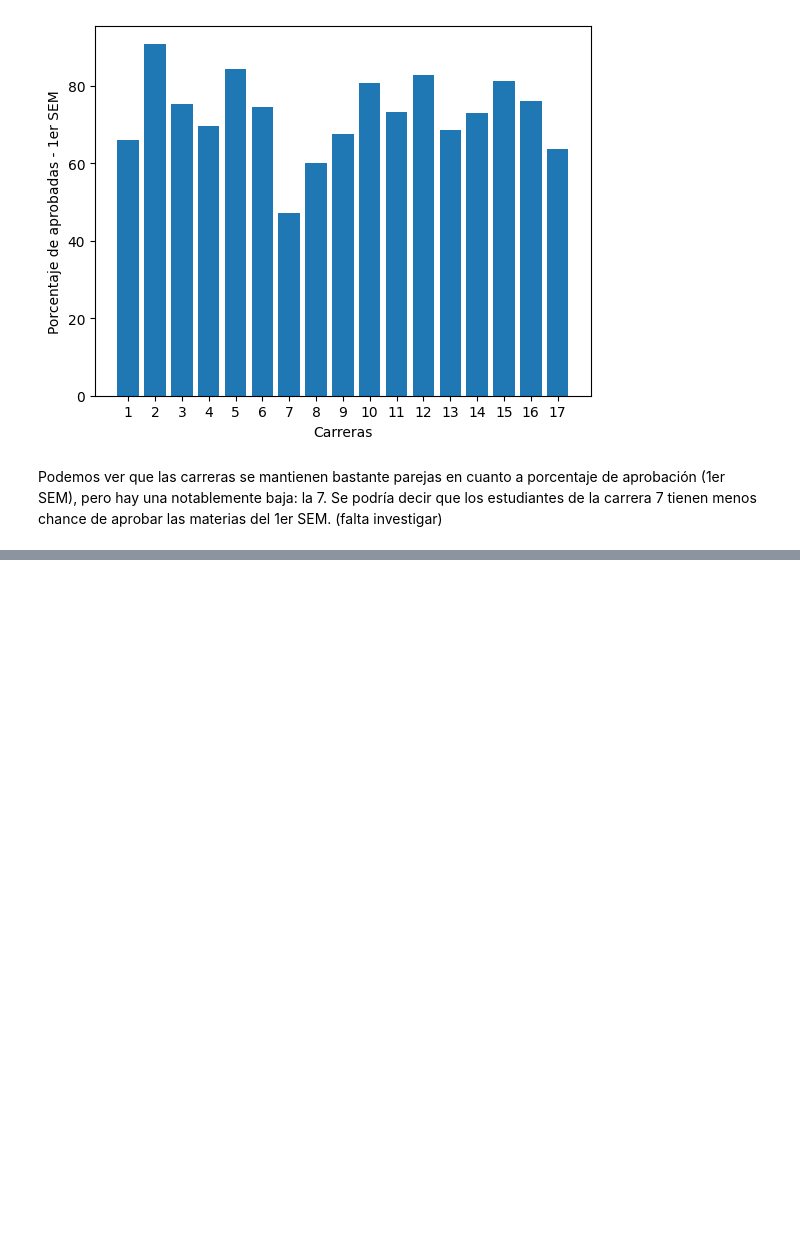
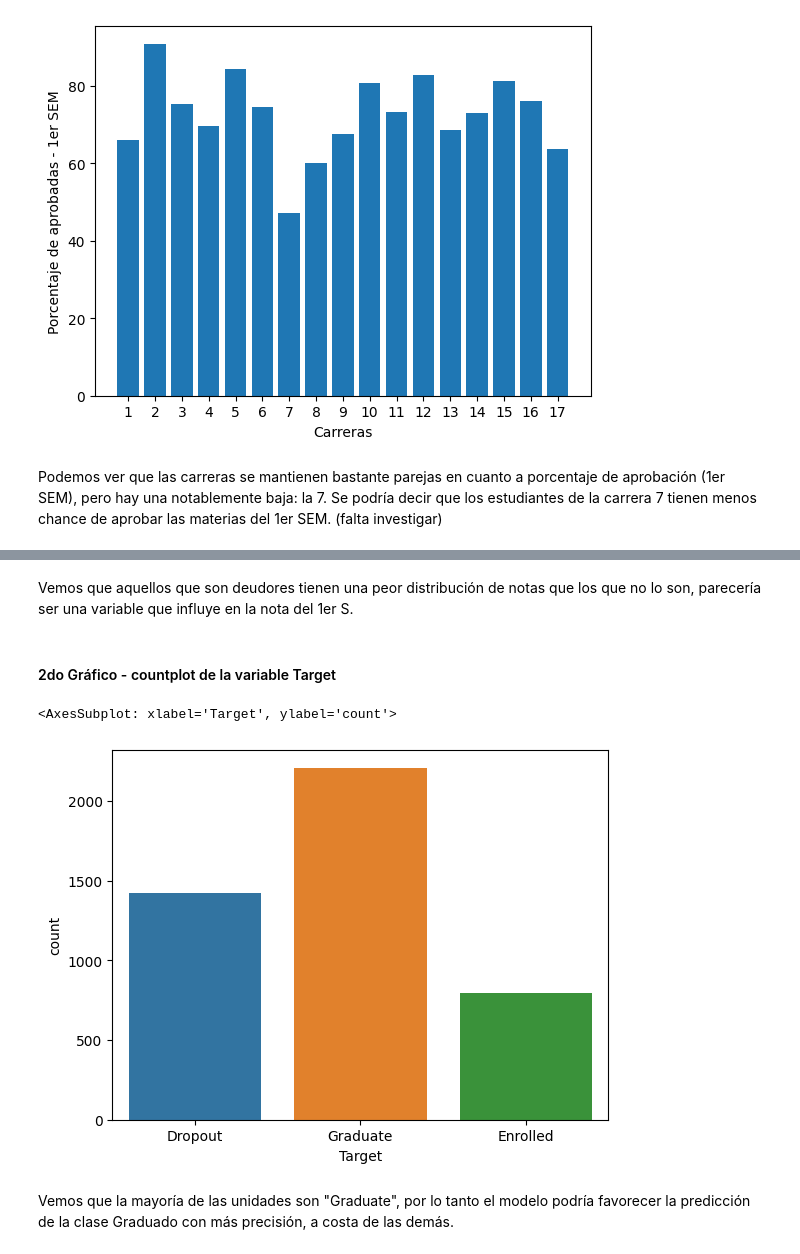
Before and after one commit to Calefon/CH-DS-entrega2-visualizacion, a Jupyter notebook: notebooks/Visualizacion+Gonzalez.ipynb, the cells around one changed output, grey strips where cells are left out. Cells and saved outputs as stored; diff of their text form; code cells hidden in the pictures; blank space fills up the shorter version.

```diff
--- a/notebooks/Visualizacion+Gonzalez.ipynb
+++ b/notebooks/Visualizacion+Gonzalez.ipynb
@@ -161,0 +141,11 @@ Text(0, 0.5, 'Approved 2nd S')
+# %% [markdown]
+Vemos que aquellos que son deudores tienen una peor distribución de notas que los que no lo son, parecería ser una variable que influye en la nota del 1er S.
+# %% [markdown]
+#### 2do Gráfico - countplot de la variable Target
+# %%
+sns.countplot(x=studentsDF["Target"])
+# %% [output]
+<AxesSubplot: xlabel='Target', ylabel='count'>
+[figure, added]
+# %% [markdown]
+Vemos que la mayoría de las unidades son "Graduate", por lo tanto el modelo podría favorecer la predicción de la clase Graduado con más precisión, a costa de las demás.
```
Also changed, not shown: parts of 10 cells of this notebook.
